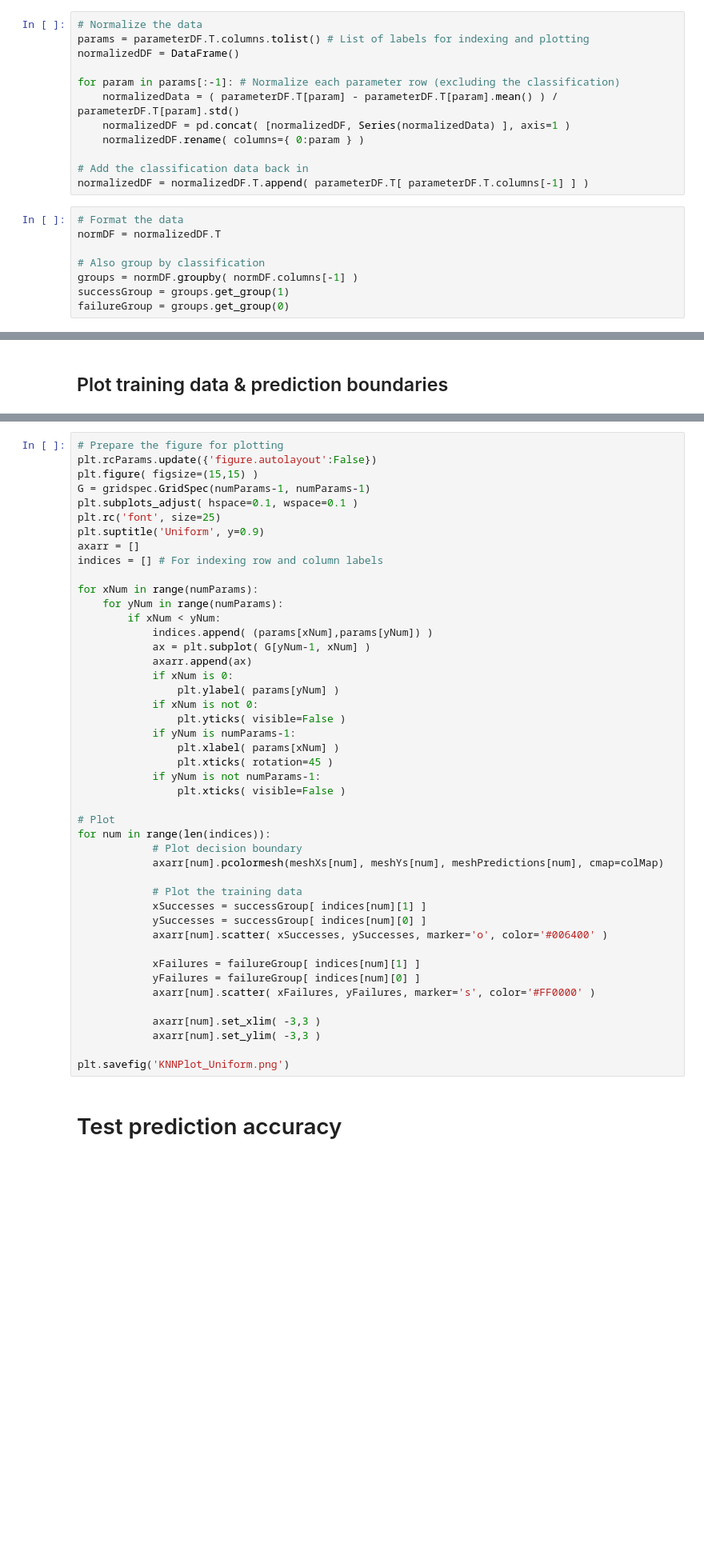
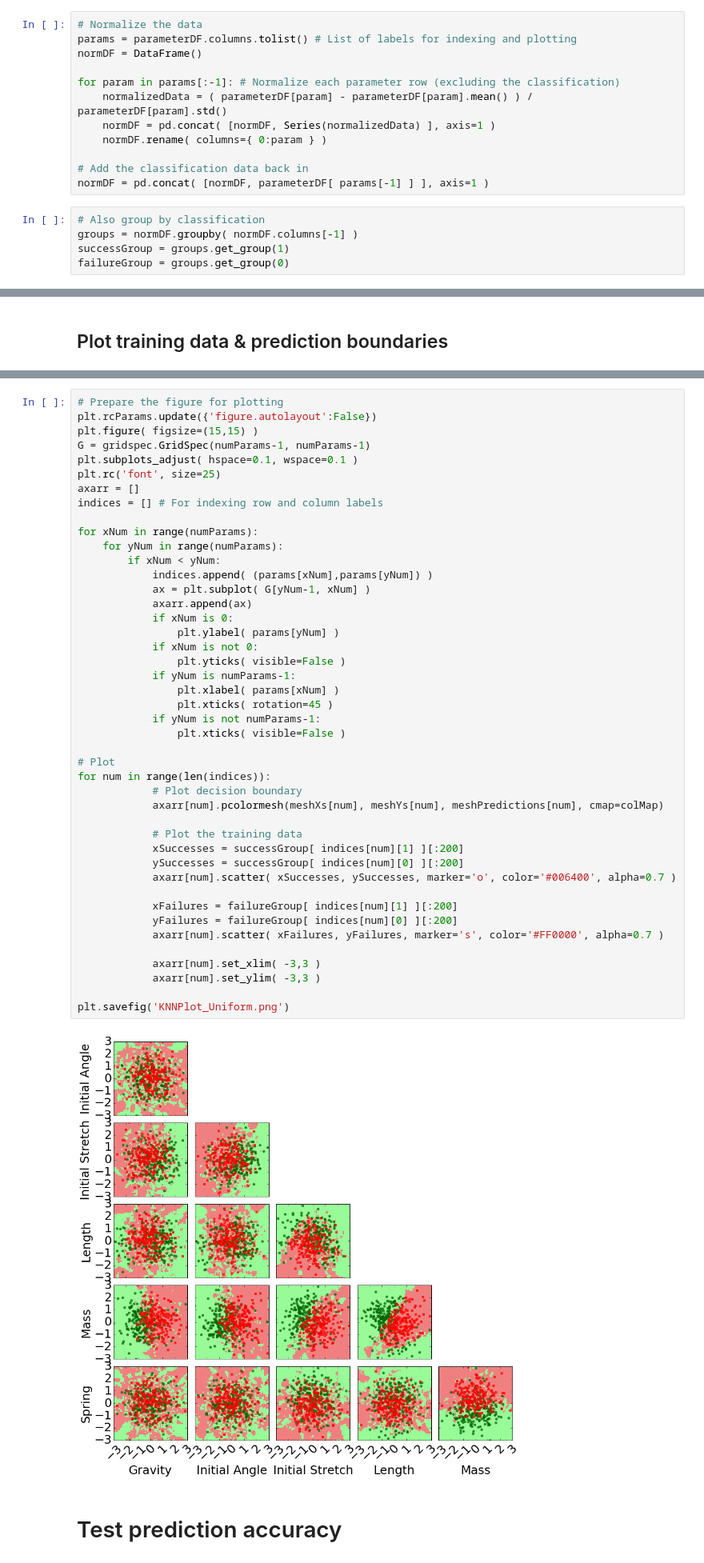
Before and after one commit to Smiley248/nasaspring, a Jupyter notebook: KNN/KNN_Uniform.ipynb, the cells around one changed output, grey strips where cells are left out. Shown at 80% size. Cells and saved outputs as stored; diff of their text form; blank space fills up the shorter version.

```diff
--- a/KNN/KNN_Uniform.ipynb
+++ b/KNN/KNN_Uniform.ipynb
@@ -17,20 +17,17 @@ Data is stored in the file ParameterData.csv with a parameter in each row and a
 parameterDF = pd.read_csv("ParameterData.csv", header=0, index_col=0, sep=',')
 # %%
 # Normalize the data
-params = parameterDF.T.columns.tolist() # List of labels for indexing and plotting
-normalizedDF = DataFrame()
+params = parameterDF.columns.tolist() # List of labels for indexing and plotting
+normDF = DataFrame()
 
 for param in params[:-1]: # Normalize each parameter row (excluding the classification)
-    normalizedData = ( parameterDF.T[param] - parameterDF.T[param].mean() ) / parameterDF.T[param].std()
-    normalizedDF = pd.concat( [normalizedDF, Series(normalizedData) ], axis=1 )
-    normalizedDF.rename( columns={ 0:param } )
+    normalizedData = ( parameterDF[param] - parameterDF[param].mean() ) / parameterDF[param].std()
+    normDF = pd.concat( [normDF, Series(normalizedData) ], axis=1 )
+    normDF.rename( columns={ 0:param } )
 
 # Add the classification data back in
-normalizedDF = normalizedDF.T.append( parameterDF.T[ parameterDF.T.columns[-1] ] )
+normDF = pd.concat( [normDF, parameterDF[ params[-1] ] ], axis=1 )
 # %%
-# Format the data
-normDF = normalizedDF.T
-
 # Also group by classification
 groups = normDF.groupby( normDF.columns[-1] )
 successGroup = groups.get_group(1)
@@ -99,44 +95,45 @@ plt.figure( figsize=(15,15) )
 G = gridspec.GridSpec(numParams-1, numParams-1)
 plt.subplots_adjust( hspace=0.1, wspace=0.1 )
 plt.rc('font', size=25)
-plt.suptitle('Uniform', y=0.9)
 axarr = []
 indices = [] # For indexing row and column labels
 
 for xNum in range(numParams):
     for yNum in range(numParams):
         if xNum < yNum:
             indices.append( (params[xNum],params[yNum]) )
             ax = plt.subplot( G[yNum-1, xNum] )
             axarr.append(ax)
             if xNum is 0:
                 plt.ylabel( params[yNum] )
             if xNum is not 0:
                 plt.yticks( visible=False )
             if yNum is numParams-1:
                 plt.xlabel( params[xNum] )
                 plt.xticks( rotation=45 )
             if yNum is not numParams-1:
                 plt.xticks( visible=False )
 
 # Plot
 for num in range(len(indices)):
             # Plot decision boundary
             axarr[num].pcolormesh(meshXs[num], meshYs[num], meshPredictions[num], cmap=colMap)
 
             # Plot the training data
-            xSuccesses = successGroup[ indices[num][1] ]
-            ySuccesses = successGroup[ indices[num][0] ]
-            axarr[num].scatter( xSuccesses, ySuccesses, marker='o', color='#006400' )
+            xSuccesses = successGroup[ indices[num][1] ][:200]
+            ySuccesses = successGroup[ indices[num][0] ][:200]
+            axarr[num].scatter( xSuccesses, ySuccesses, marker='o', color='#006400', alpha=0.7 )
 
-            xFailures = failureGroup[ indices[num][1] ]
-            yFailures = failureGroup[ indices[num][0] ]
-            axarr[num].scatter( xFailures, yFailures, marker='s', color='#FF0000' )
+            xFailures = failureGroup[ indices[num][1] ][:200]
+            yFailures = failureGroup[ indices[num][0] ][:200]
+            axarr[num].scatter( xFailures, yFailures, marker='s', color='#FF0000', alpha=0.7 )
 
             axarr[num].set_xlim( -3,3 )
             axarr[num].set_ylim( -3,3 )
 
 plt.savefig('KNNPlot_Uniform.png')
+# %% [output]
+[figure, added]
 # %% [markdown]
 # Test prediction accuracy
 # %%
```
Also changed, not shown: parts of 5 cells of this notebook, 2 other files.
